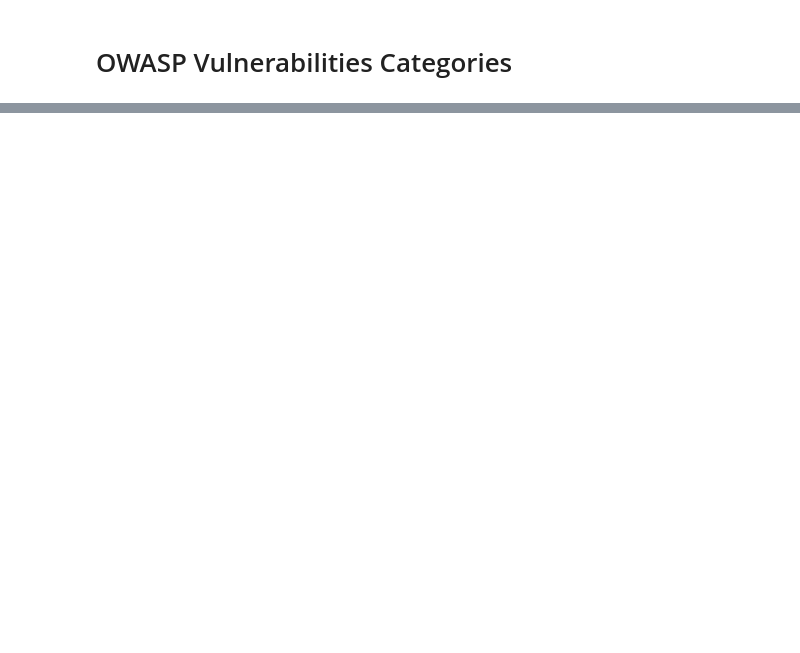
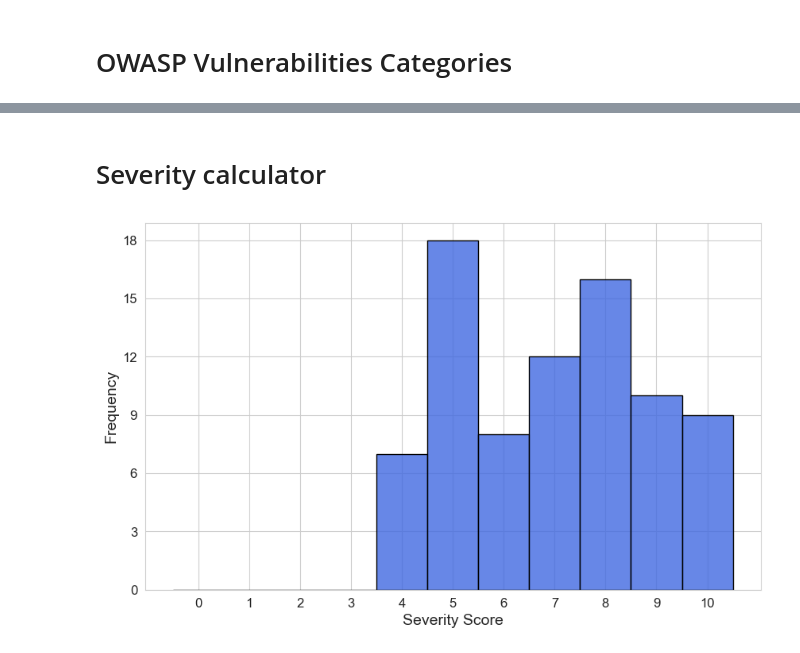
Before and after one commit to xKaliBurr/SBSeg2025, a Jupyter notebook: xkaliburr_LLMs/data_analysis.ipynb, the cells around one changed output, grey strips where cells are left out. Drawn from its saved outputs; the diff is of its cells as text; code cells hidden in the pictures; blank space fills up the shorter version.

```diff
--- a/xkaliburr_LLMs/data_analysis.ipynb
+++ b/xkaliburr_LLMs/data_analysis.ipynb
@@ -71,0 +136,28 @@ plt.show()
+# %% [markdown]
+# Severity calculator
+# %%
+# severity
+
+# Set Seaborn style
+sns.set_style("whitegrid")
+data = df_vulnerability['severidade_score']
+# Create the histogram
+# Define bin edges so that each integer is centered
+bin_edges = np.arange(-0.5, 11.5, 1)  # From -0.5 to 10.5 with step 1
+
+# Create the histogram
+plt.figure(figsize=(10, 6))
+sns.histplot(data, bins=bin_edges, color="royalblue", edgecolor="black", alpha=0.8)
+
+# Customize the plot
+#plt.title("Distribution of Severity Scores", fontsize=16)
+plt.xlabel("Severity Score", fontsize=14)
+plt.ylabel("Frequency", fontsize=14)
+plt.xticks(range(0, 11), fontsize=12)  # Ensuring ticks are at integer values
+plt.yticks(range(0,20,3),fontsize=12)
+# Save as PDF
+plt.savefig("plots/histogram_severity_raw.pdf", format="pdf", bbox_inches="tight")
+# Show the plot
+plt.show()
+# %% [output]
+[figure, added]
```
Also changed, not shown: parts of 18 cells of this notebook, 1 other file.
